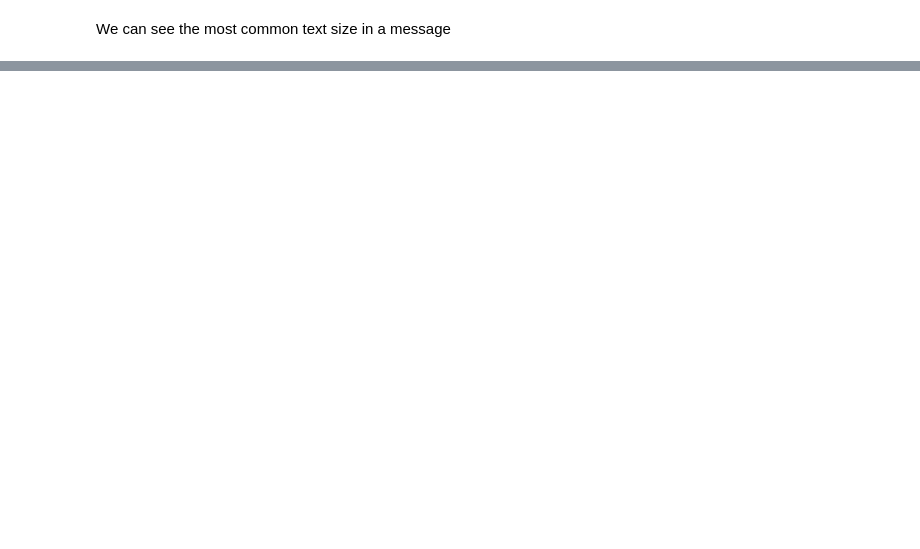
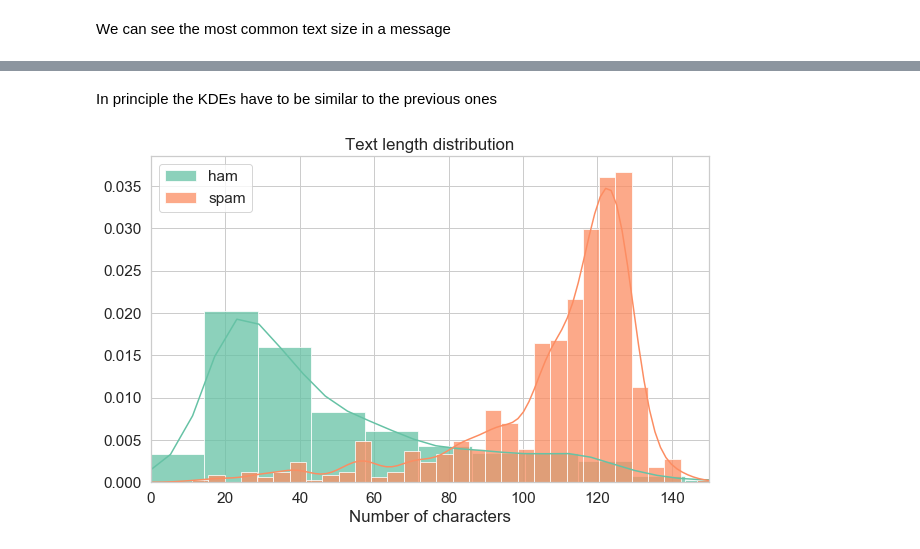
Before and after one commit to andrei-andrianov/SMS-mining, a Jupyter notebook: SMS-mining.ipynb, the cells around one changed output, grey strips where cells are left out. Cells and saved outputs as stored; diff of their text form; code cells hidden in the pictures; blank space fills up the shorter version.

```diff
--- a/SMS-mining.ipynb
+++ b/SMS-mining.ipynb
@@ -135,0 +148,5 @@ plt.show()
+# %%
+df['char_count'] = df['text_processed'].apply(
+        lambda s: len(re.sub(r'[ ]', '', s)))
+
+df.head()
@@ -135,0 +172,20 @@ plt.show()
+# %% [markdown]
+In principle the KDEs have to be similar to the previous ones
+# %%
+sns.distplot(
+    df.loc[df['label'] == 'ham']['char_count'],
+    hist_kws={'alpha': .75},
+    label='ham')
+
+sns.distplot(
+    df.loc[df['label'] == 'spam']['char_count'],
+    hist_kws={'alpha': .75},
+    label='spam')
+
+plt.xlim(0, 150)
+plt.xlabel('Number of characters')
+plt.title('Text length distribution')
+plt.legend()
+plt.show()
+# %% [output]
+[figure, added]
```
Also changed, not shown: parts of 41 cells of this notebook.
